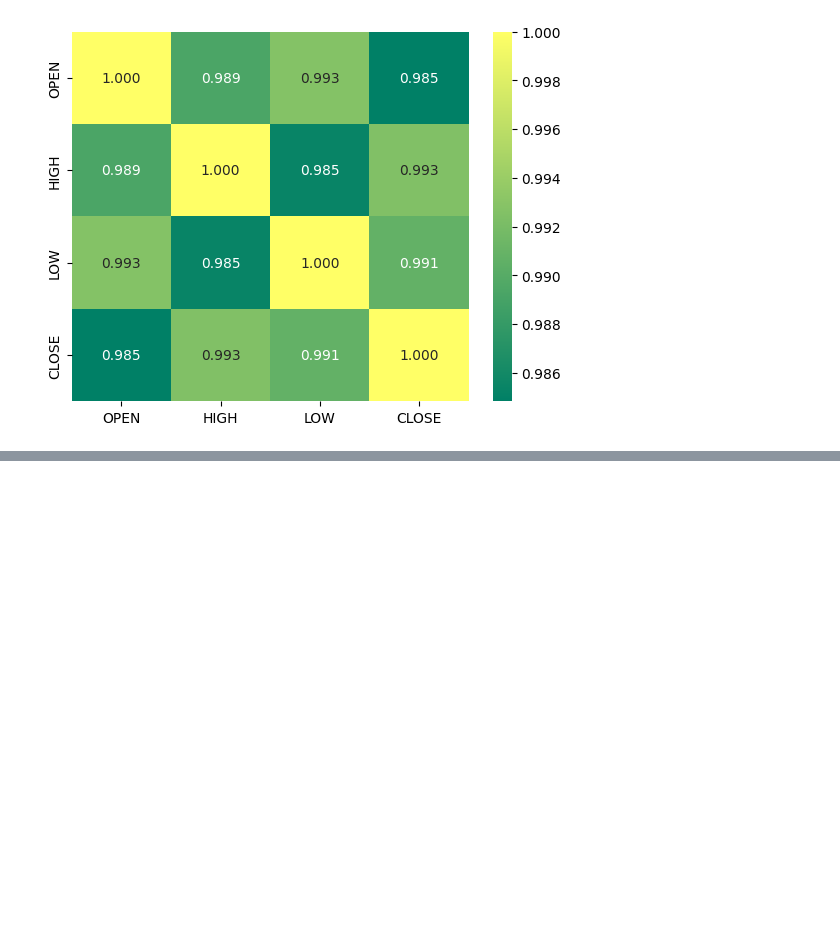
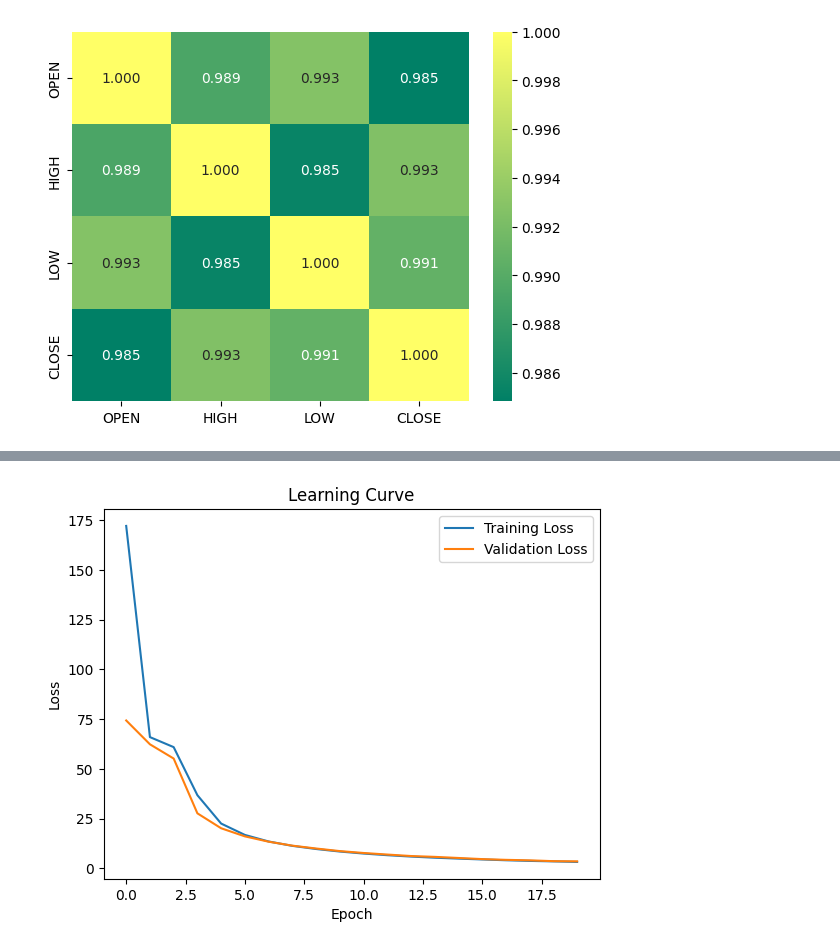
Before and after one commit to HaninIsmail01/Codealpha_task1, a Jupyter notebook: CodeAlpha_task1.ipynb, the cells around one changed output, grey strips where cells are left out. Drawn from its saved outputs; the diff is of its cells as text; code cells hidden in the pictures; blank space fills up the shorter version.

Commit message:
LSTM

```diff
--- a/CodeAlpha_task1.ipynb
+++ b/CodeAlpha_task1.ipynb
@@ -137,0 +149,8 @@ sns.heatmap(data.corr(), annot=True, cmap='summer', fmt = '.3f')
+# %%
+X_train, X_test, y_train, y_test = train_test_split(X, Y,test_size=0.3, random_state=42)
+# %%
+scaler = MinMaxScaler()
+X_train= scaler.fit_transform(X_train)
+X_test= scaler.fit_transform(X_test)
+y_train= scaler.fit_transform(y_train)
+y_test= scaler.fit_transform(y_test)
@@ -137,0 +161,9 @@ sns.heatmap(data.corr(), annot=True, cmap='summer', fmt = '.3f')
+# %%
+model = Sequential([
+    LSTM(units=70, return_sequences=True, input_shape=(X_train.shape[1], 1)),
+    LSTM(units=70),
+    Dense(units=1)
+])
+# %%
+model.compile(optimizer='adam', loss='mean_squared_error')
+history = model.fit(X_train, y_train, epochs=20, batch_size=64,validation_data=(X_test, y_test))
@@ -137,0 +194,12 @@ sns.heatmap(data.corr(), annot=True, cmap='summer', fmt = '.3f')
+# %%
+
+# Plot training and validation loss
+plt.plot(history.history['loss'], label='Training Loss')
+plt.plot(history.history['val_loss'], label='Validation Loss')
+plt.title('Learning Curve')
+plt.xlabel('Epoch')
+plt.ylabel('Loss')
+plt.legend()
+plt.show()
+# %% [output]
+[figure, added]
```
Also changed, not shown: parts of 6 cells of this notebook.
